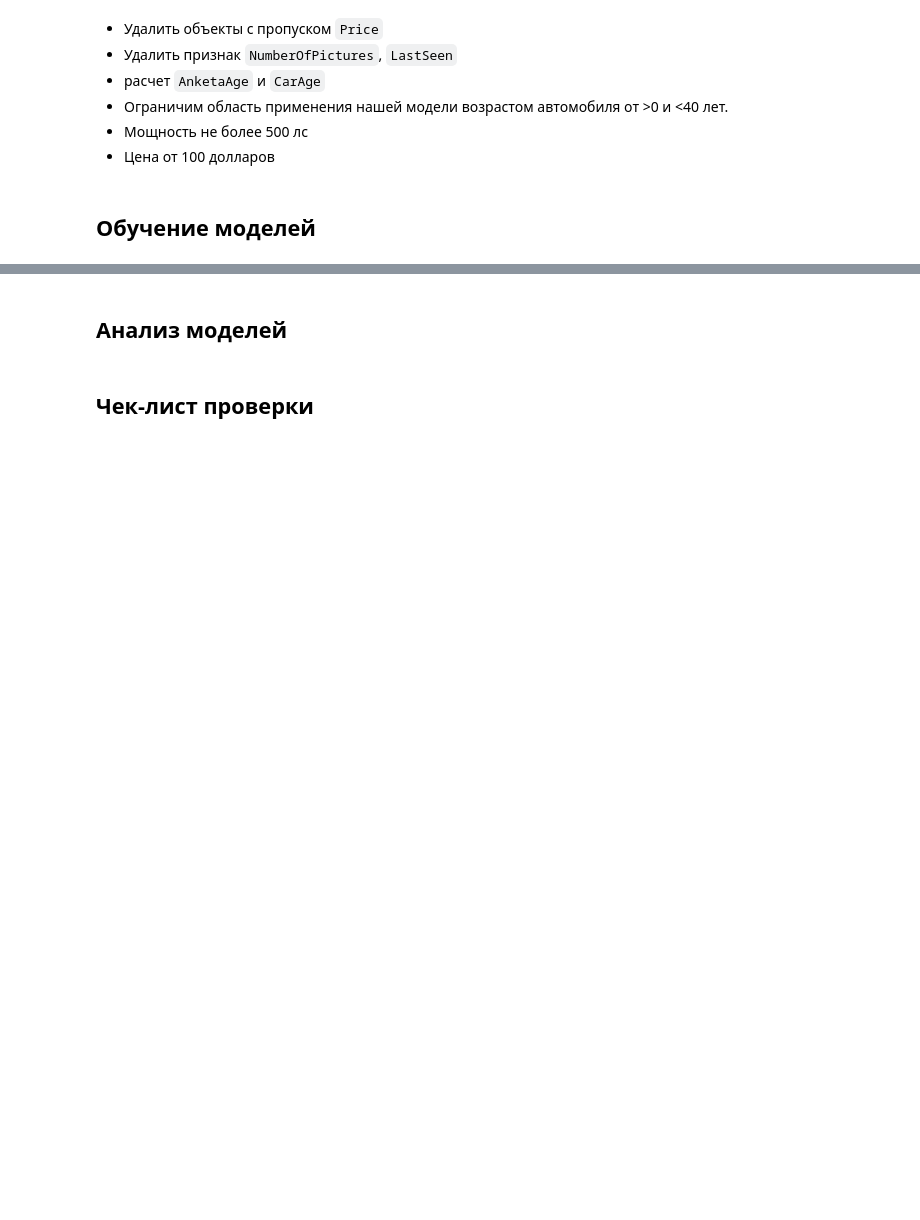
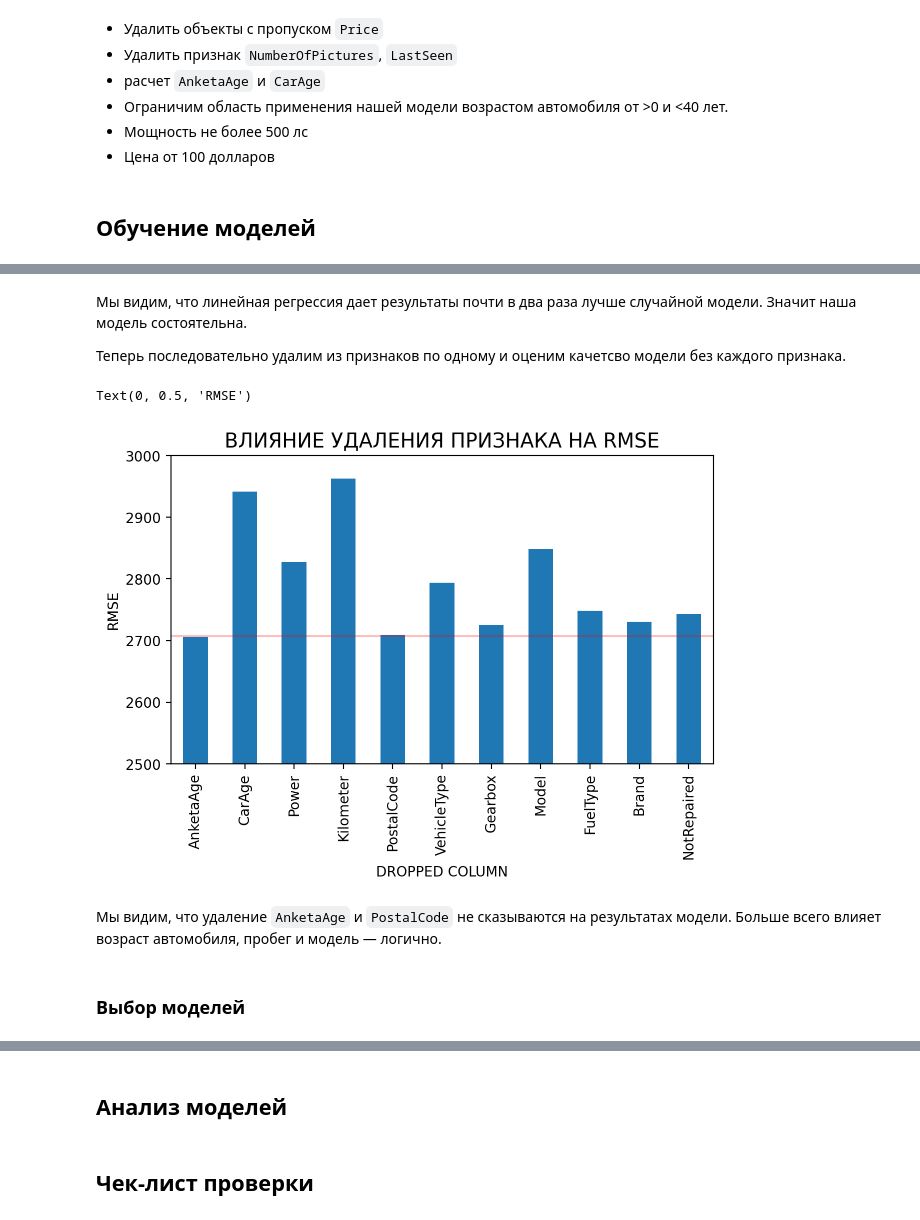
Before and after one commit to dimdasci/yp13-gradient-boosting, a Jupyter notebook: notebooks/yp13-gradient-boosting.ipynb, the cells around one changed output, grey strips where cells are left out. Cells and saved outputs as stored; diff of their text form; code cells hidden in the pictures; blank space fills up the shorter version.

```diff
--- a/notebooks/yp13-gradient-boosting.ipynb
+++ b/notebooks/yp13-gradient-boosting.ipynb
@@ -1054,0 +1094,29 @@ X_test.shape, y_test.shape
+# %%
+def cross_validate_rmse(estimator, X, y, verbose=True):
+    cv_results = cross_validate(estimator,
+                                X,
+                                y,
+                                cv=cv,
+                                scoring='neg_root_mean_squared_error',
+                                n_jobs=-1)
+    if verbose:
+        print(
+            f"""fit time {cv_results['fit_time'].mean():.2f} +/- {cv_results['fit_time'].std():.2f}
+score time {cv_results['score_time'].mean():.2f} +/- {cv_results['score_time'].std():.2f}
+RMSE\t {-cv_results['test_score'].mean():.0f} +/- {-cv_results['test_score'].std():.0f}
+""")
+
+    return cv_results
+# %%
+%%time
+for est in [pipeline_lr, pipeline_dm]:
+    cross_validate_rmse(est, X_sample, y_sample)
+#     cv_results = cross_validate(est,
+#                                 X_sample,
+#                                 y_sample,
+#                                 cv=cv,
+#                                 scoring='neg_root_mean_squared_error',
+#                                 n_jobs=-1)
+#     print(f"""fit time {cv_results['fit_time'].mean():.2f} +/- {cv_results['fit_time'].std():.2f}
+# RMSE\t {-cv_results['test_score'].mean():.0f} +/- {-cv_results['test_score'].std():.0f}
+#     """)
@@ -1054,0 +1132,6 @@ X_test.shape, y_test.shape
+# %% [markdown]
+Мы видим, что линейная регрессия дает результаты почти в два раза лучше случайной модели. Значит наша модель состоятельна.
+
+Теперь последовательно удалим из признаков по одному и оценим качетсво модели без каждого признака.
+# %%
+removed_columns, scores = [], []
@@ -1054,0 +1177,18 @@ X_test.shape, y_test.shape
+# %%
+features_impact = pd.DataFrame({'removed_column': removed_columns, 'rmse': scores})
+# %%
+ax = features_impact.plot.bar(xticks=features_impact.index,
+                              rot=90,
+                              figsize=(7, 4),
+                              legend=None)
+ax.set_xticklabels(features_impact.removed_column)
+plt.axhline(2707, c='r', alpha=.25)
+plt.ylim(2500, 3000)
+plt.title('Влияние удаления признака на RMSE'.upper(), fontsize='x-large')
+plt.xlabel('Dropped column'.upper())
+plt.ylabel('RMSE'.upper())
+# %% [output]
+Text(0, 0.5, 'RMSE')
+[figure, added]
+# %% [markdown]
+Мы видим, что удаление `AnketaAge` и `PostalCode` не сказываются на результатах модели. Больше всего влияет возраст автомобиля, пробег и модель — логично.
@@ -1054,0 +1200,2 @@ X_test.shape, y_test.shape
+# %% [markdown]
+### Выбор моделей
```
Also changed, not shown: parts of 20 cells of this notebook.
